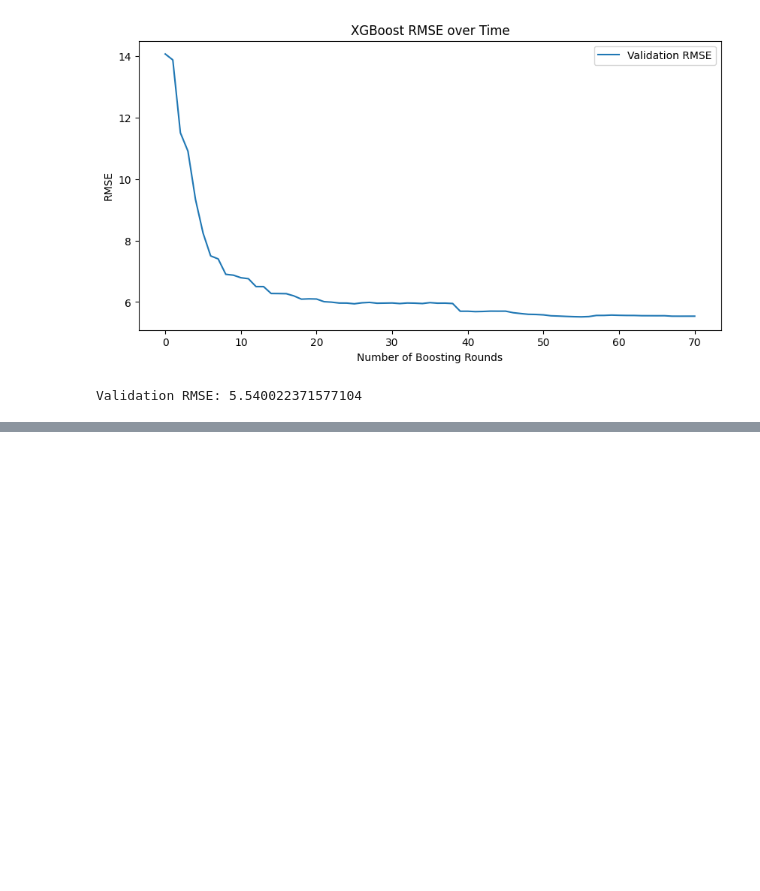
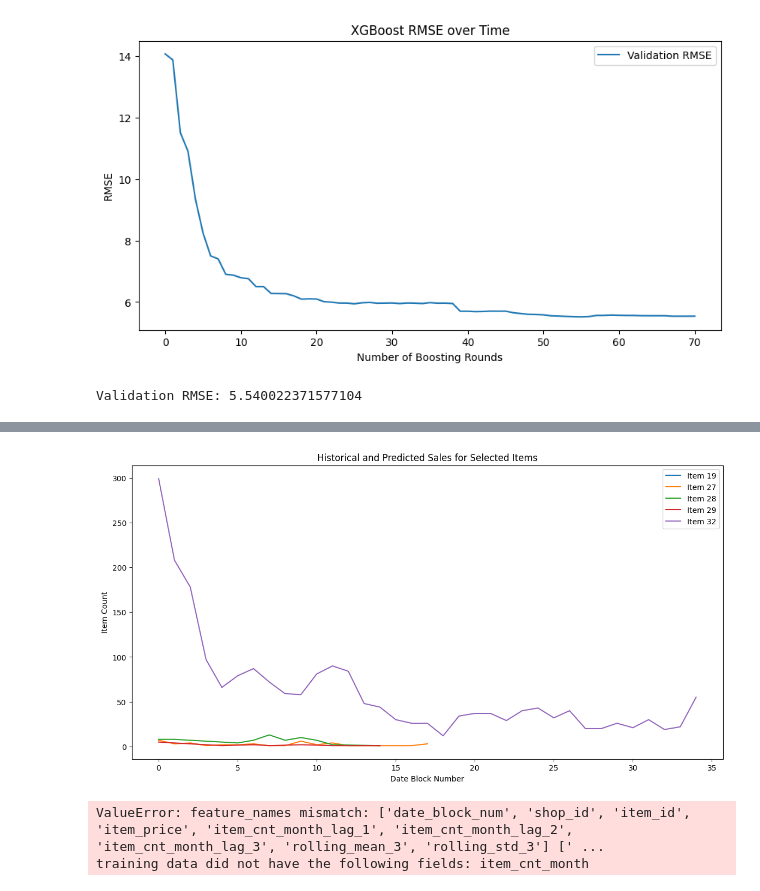
Before and after one commit to ishamel101/Predict-Future-Sales, a Jupyter notebook: fetures_sales.ipynb, the cells around one changed output, grey strips where cells are left out. Saved outputs shown, nothing was run; the diff lists cells and outputs as text; code cells hidden in the pictures; blank space fills up the shorter version.

```diff
--- a/fetures_sales.ipynb
+++ b/fetures_sales.ipynb
@@ -395,4 +424,4 @@ X_test = test_data[['date_block_num','shop_id','item_id','item_price','item_cnt_
 dtest = xgb.DMatrix(X_test)
 
 # Make predictions
-test_data['item_cnt_month'] = model.predict(dtest).clip(0, 20)
+test_data['item_cnt_month'] = model.predict(dtest).clip(0, 20).round()
@@ -400,0 +437,64 @@ IndexError: Column(s) ['ID', 'shop_id', 'item_id', 'date_block_num', 'item_cnt_m
+# %%
+# Aggregate sales by date_block_num and item_id
+historical_sales = monthly_sales.groupby(['date_block_num', 'item_id'])['item_cnt_month'].sum().reset_index()
+
+# Define items to plot
+items_to_plot = historical_sales['item_id'].unique()[:5]  # Choose a subset of items to plot for clarity
+
+# Filter data for these items
+historical_sales = historical_sales[historical_sales['item_id'].isin(items_to_plot)]
+# %%
+# Aggregate predictions by date_block_num and item_id
+predicted_sales = test_data.groupby(['date_block_num', 'item_id'])['item_cnt_month'].sum().reset_index()
+
+# Filter predicted sales for the items to plot
+predicted_sales = predicted_sales[predicted_sales['item_id'].isin(items_to_plot)]
+
+# Combine historical and predicted sales
+combined_sales = pd.concat([historical_sales, predicted_sales], ignore_index=True)
+# %%
+# Plot historical and predicted sales
+plt.figure(figsize=(14, 7))
+
+for item in items_to_plot:
+    item_sales = combined_sales[combined_sales['item_id'] == item]
+    plt.plot(item_sales['date_block_num'], item_sales['item_cnt_month'], label=f'Item {item}')
+
+# Adding plot details
+plt.xlabel('Date Block Number')
+plt.ylabel('Item Count')
+plt.title('Historical and Predicted Sales for Selected Items')
+plt.legend()
+plt.show()
+# %% [output]
+[figure, added]
+# %%
+# Prepare the test data for prediction
+test_data = monthly_sales[monthly_sales['date_block_num'] == 33].drop(['item_cnt_month'], axis=1)
+
+# Function to predict sales for the next month
+def predict_next_month(test_data, current_month, model):
+    test_data['date_block_num'] = current_month
+    dtest = xgb.DMatrix(test_data)
+    test_data['item_cnt_month'] = model.predict(dtest).clip(0, 20)
+    return test_data
+
+# Initialize a DataFrame to store the predictions
+predictions = pd.DataFrame()
+
+# Predict for date_block_num 34 to 39
+for month in range(34, 40):
+    test_data = predict_next_month(test_data, month, model)
+    predictions = pd.concat([predictions, test_data[['date_block_num', 'item_id', 'item_cnt_month']]], ignore_index=True)
+
+# Aggregate predictions by date_block_num and item_id
+predicted_sales = predictions.groupby(['date_block_num', 'item_id'])['item_cnt_month'].sum().reset_index()
+
+# Filter predicted sales for the items to plot
+predicted_sales = predicted_sales[predicted_sales['item_id'].isin(items_to_plot)]
+
+# Combine historical and predicted sales
+combined_sales = pd.concat([historical_sales, predicted_sales], ignore_index=True)
+# %% [output]
+ValueError: feature_names mismatch: ['date_block_num', 'shop_id', 'item_id', 'item_price', 'item_cnt_month_lag_1', 'item_cnt_month_lag_2', 'item_cnt_month_lag_3', 'rolling_mean_3', 'rolling_std_3'] [' ...
+training data did not have the following fields: item_cnt_month
```
Also changed, not shown: parts of 8 cells of this notebook.
